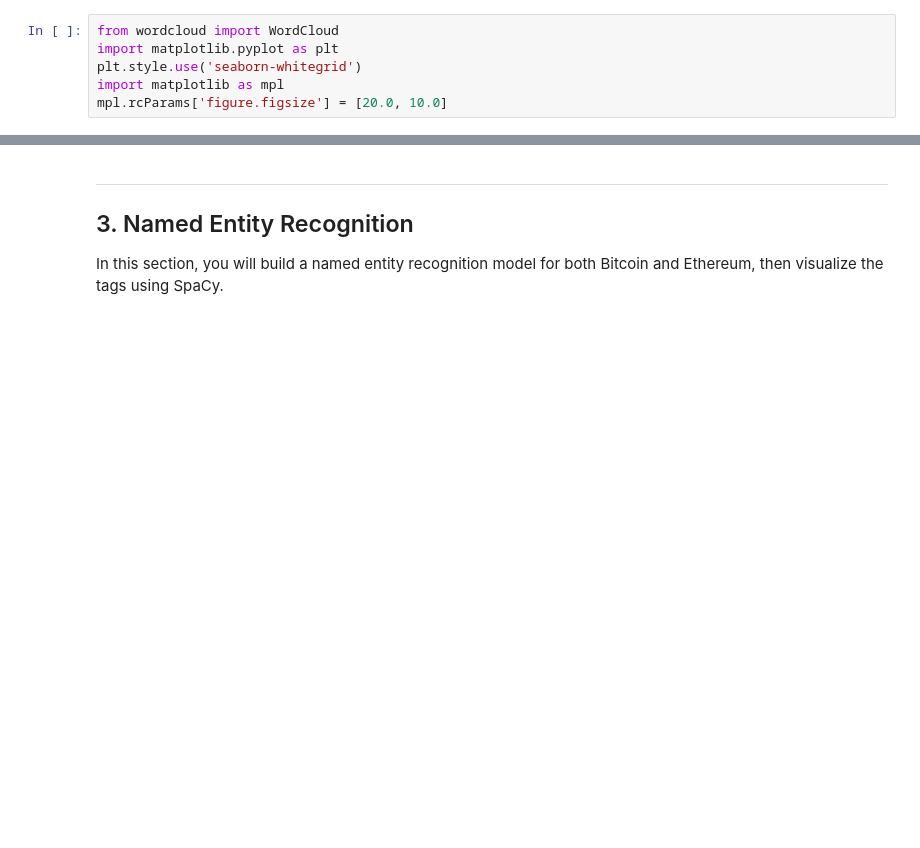
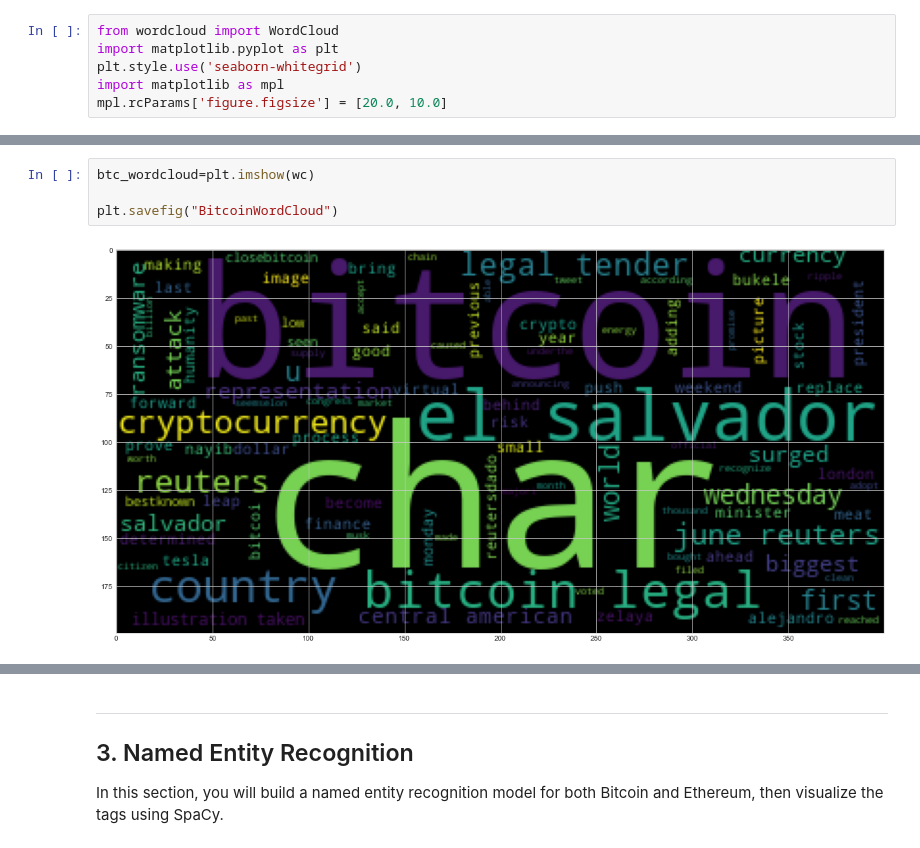
Before and after one commit to yvettely/nlp-homework, a Jupyter notebook: crypto_sentiment.ipynb, the cells around one changed output, grey strips where cells are left out. Saved outputs shown, nothing was run; the diff lists cells and outputs as text; blank space fills up the shorter version.

```diff
--- a/crypto_sentiment.ipynb
+++ b/crypto_sentiment.ipynb
@@ -368,3 +368,9 @@ plt.imshow(wc)
+# %%
+btc_wordcloud=plt.imshow(wc)
+
+plt.savefig("BitcoinWordCloud")
+# %% [output]
+[figure, added]
 # %%
 # Generate the Ethereum word cloud
 big_string = ' '.join(eth_df['Article'])
```
Also changed, not shown: parts of 10 cells of this notebook, 2 other files.
